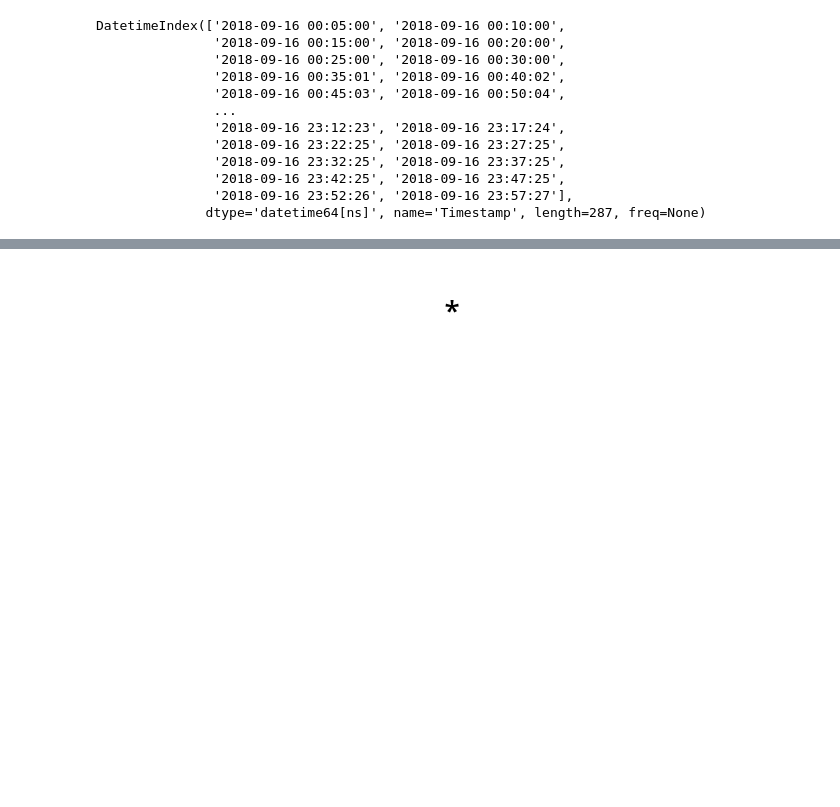
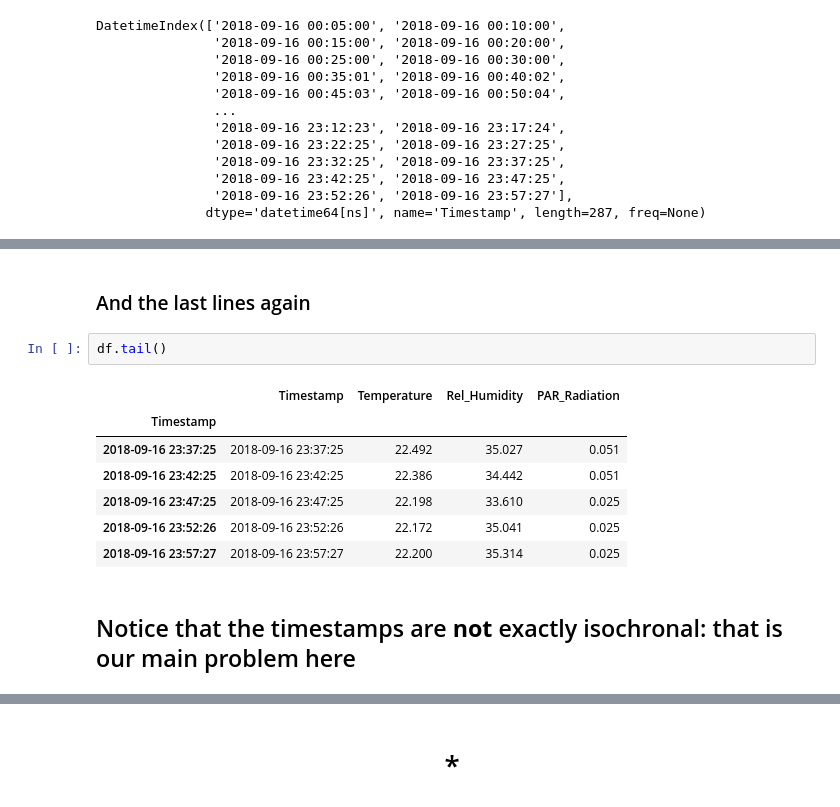
Before and after one commit to aranzolo/python-examples, a Jupyter notebook: pandas resample.ipynb, the cells around one changed output, grey strips where cells are left out. Saved outputs shown, nothing was run; the diff lists cells and outputs as text; blank space fills up the shorter version.

```diff
--- a/pandas resample.ipynb
+++ b/pandas resample.ipynb
@@ -138,0 +83,14 @@ DatetimeIndex(['2018-09-16 00:05:00', '2018-09-16 00:10:00',
+# %% [markdown]
+### And the last lines again
+# %%
+df.tail()
+# %% [output]
+|  | Timestamp | Temperature | Rel_Humidity | PAR_Radiation |
+| Timestamp |  |  |  |  |
+| 2018-09-16 23:37:25 | 2018-09-16 23:37:25 | 22.492 | 35.027 | 0.051 |
+| 2018-09-16 23:42:25 | 2018-09-16 23:42:25 | 22.386 | 34.442 | 0.051 |
+| 2018-09-16 23:47:25 | 2018-09-16 23:47:25 | 22.198 | 33.610 | 0.025 |
+| 2018-09-16 23:52:26 | 2018-09-16 23:52:26 | 22.172 | 35.041 | 0.025 |
+| 2018-09-16 23:57:27 | 2018-09-16 23:57:27 | 22.200 | 35.314 | 0.025 |
+# %% [markdown]
+## Notice that the timestamps are __not__ exactly isochronal: that is our main problem here
```
Also changed, not shown: parts of 70 cells of this notebook, 2 other files.
